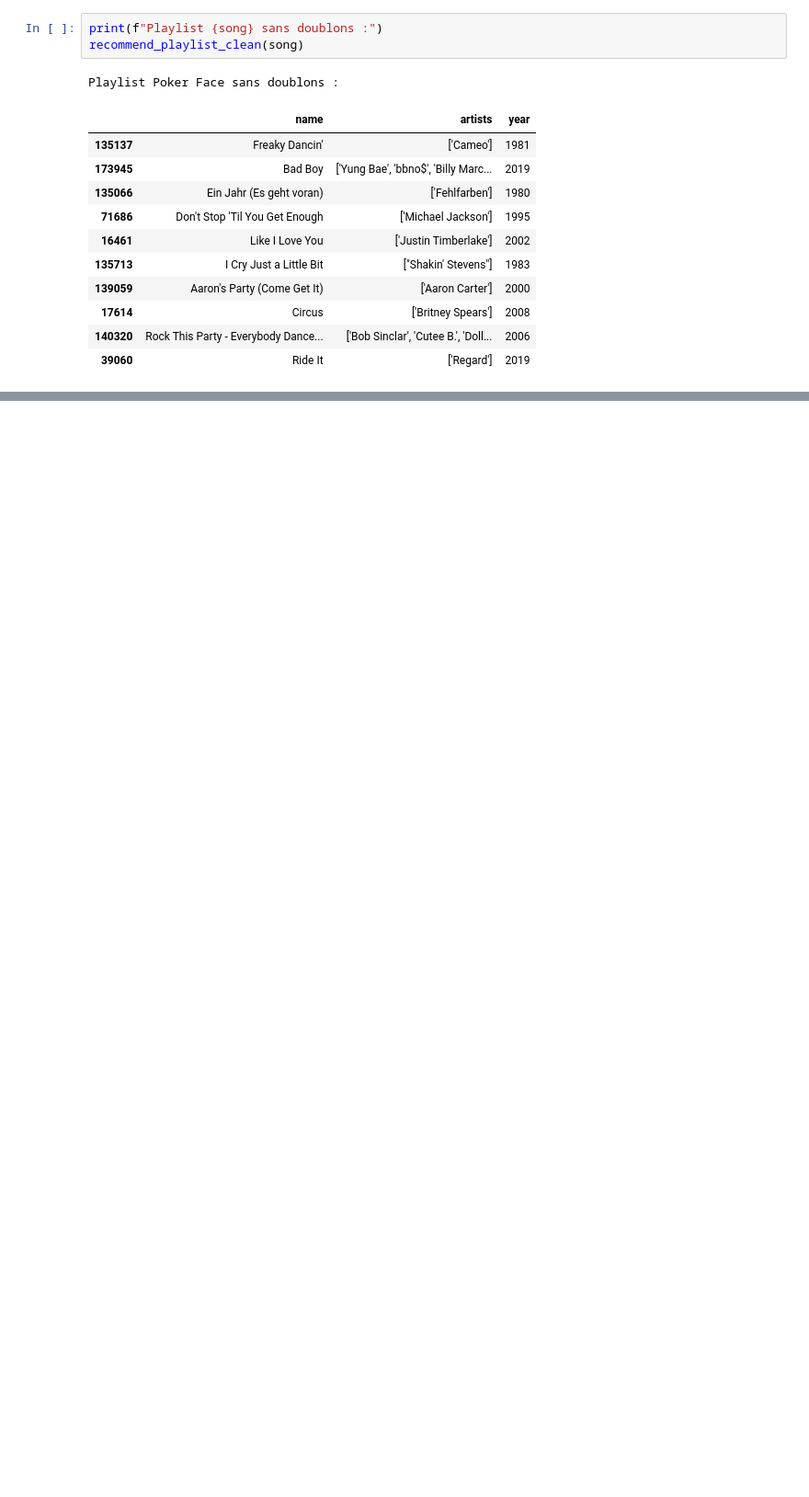
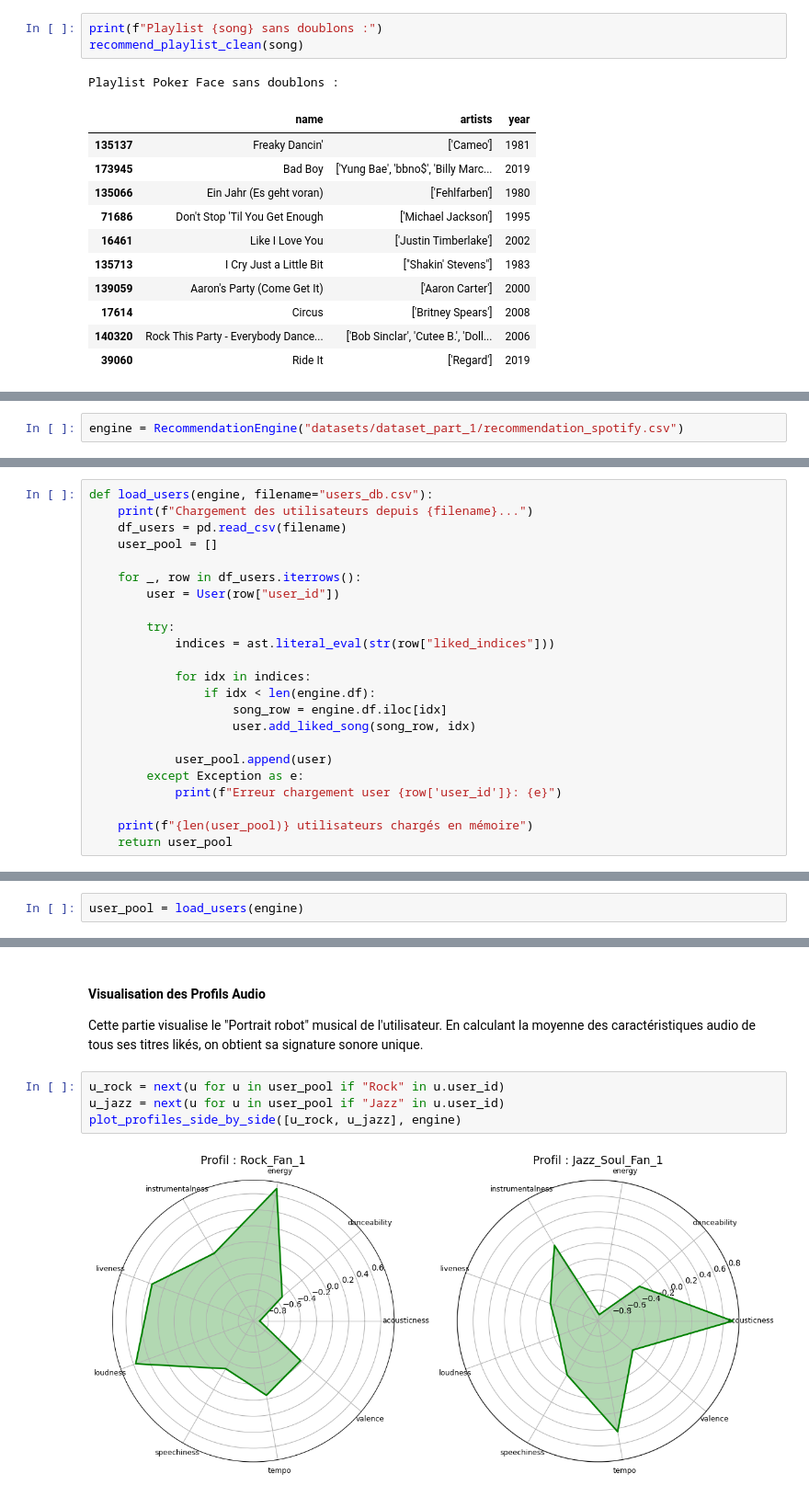
Before and after one commit to MatGrdjn/AARES, a Jupyter notebook: Exercice3.ipynb, the cells around one changed output, grey strips where cells are left out. Shown at 92% size. Saved outputs shown, nothing was run; the diff lists cells and outputs as text; blank space fills up the shorter version.

```diff
--- a/Exercice3.ipynb
+++ b/Exercice3.ipynb
@@ -143,0 +217,2 @@ Playlist Poker Face sans doublons :
+# %%
+engine = RecommendationEngine("datasets/dataset_part_1/recommendation_spotify.csv")
@@ -143,0 +280,23 @@ Playlist Poker Face sans doublons :
+# %%
+def load_users(engine, filename="users_db.csv"):
+    print(f"Chargement des utilisateurs depuis {filename}...")
+    df_users = pd.read_csv(filename)
+    user_pool = []
+
+    for _, row in df_users.iterrows():
+        user = User(row["user_id"])
+
+        try:
+            indices = ast.literal_eval(str(row["liked_indices"]))
+
+            for idx in indices:
+                if idx < len(engine.df):
+                    song_row = engine.df.iloc[idx]
+                    user.add_liked_song(song_row, idx)
+
+            user_pool.append(user)
+        except Exception as e:
+            print(f"Erreur chargement user {row['user_id']}: {e}")
+
+    print(f"{len(user_pool)} utilisateurs chargés en mémoire")
+    return user_pool
@@ -143,0 +306,2 @@ Playlist Poker Face sans doublons :
+# %%
+user_pool = load_users(engine)
@@ -143,0 +338,9 @@ Playlist Poker Face sans doublons :
+# %% [markdown]
+#### Visualisation des Profils Audio
+Cette partie visualise le "Portrait robot" musical de l'utilisateur. En calculant la moyenne des caractéristiques audio de tous ses titres likés, on obtient sa signature sonore unique.
+# %%
+u_rock = next(u for u in user_pool if "Rock" in u.user_id)
+u_jazz = next(u for u in user_pool if "Jazz" in u.user_id)
+plot_profiles_side_by_side([u_rock, u_jazz], engine)
+# %% [output]
+[figure, added]
```
Also changed, not shown: parts of 34 cells of this notebook, 6 other files.
